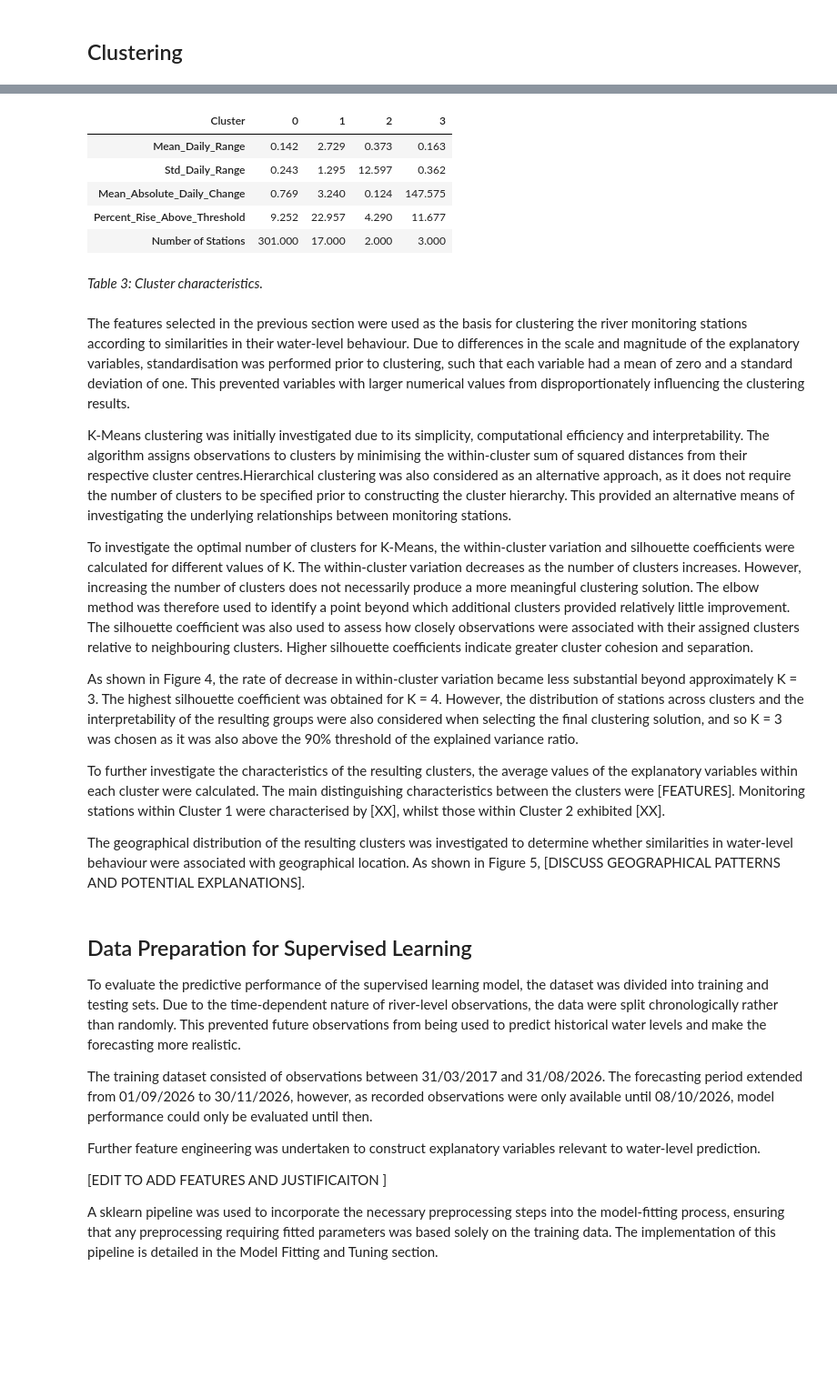
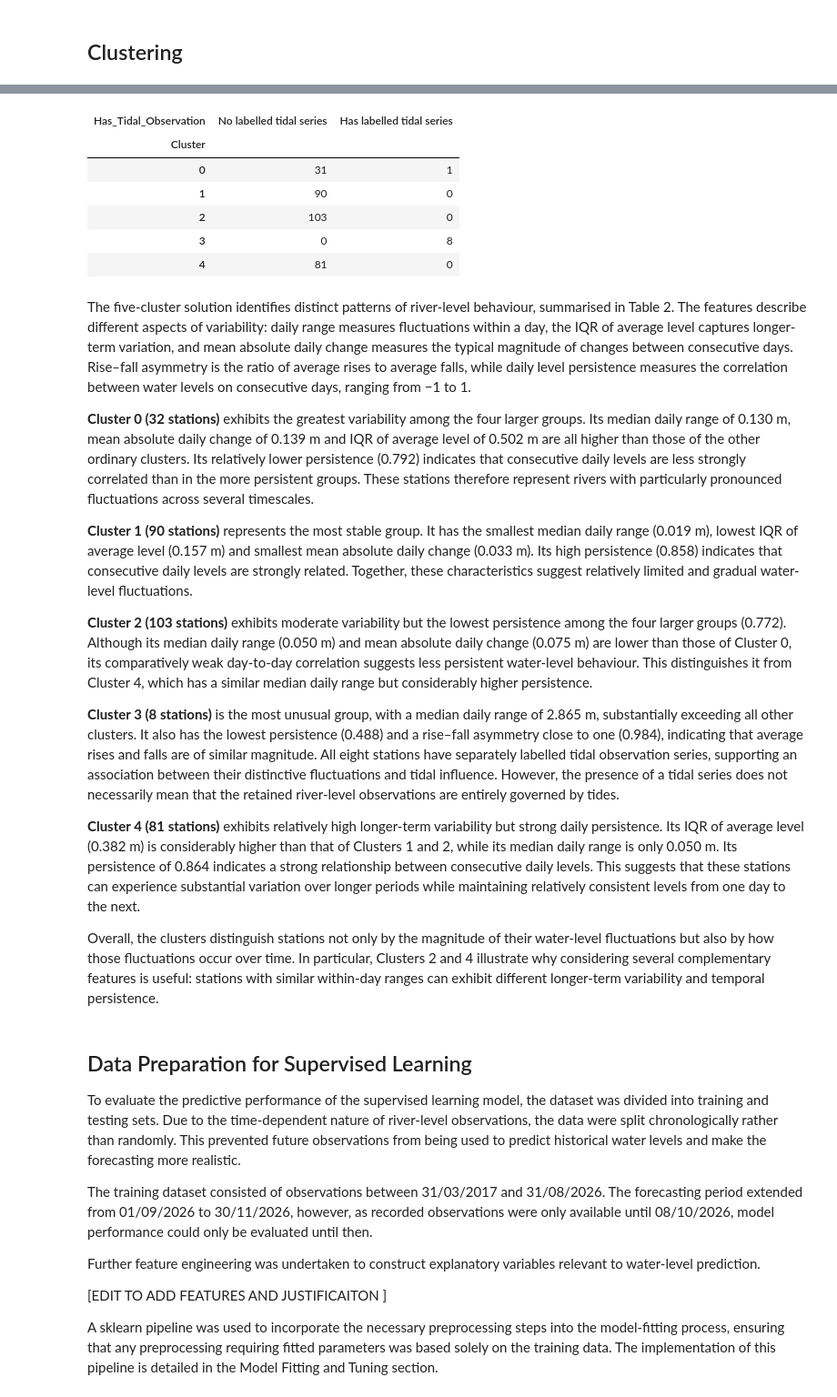
Before and after one commit to Emma-Deyell/MLP-PROJ, a Jupyter notebook: project.ipynb, the cells around one changed output, grey strips where cells are left out. Shown at 91% size. Saved outputs shown, nothing was run; the diff lists cells and outputs as text; code cells hidden in the pictures; blank space fills up the shorter version.

```diff
--- a/project.ipynb
+++ b/project.ipynb
@@ -363,30 +481,47 @@ plt.show()
-# %%
-cluster_summary = df_features.groupby("Cluster")[feature_cols].mean()
-cluster_summary["Number of Stations"] = df_features.groupby("Cluster").size()
-
-display(cluster_summary.T.round(3))
-# %% [output]
-| Cluster | 0 | 1 | 2 | 3 |
-| Mean_Daily_Range | 0.142 | 2.729 | 0.373 | 0.163 |
-| Std_Daily_Range | 0.243 | 1.295 | 12.597 | 0.362 |
-| Mean_Absolute_Daily_Change | 0.769 | 3.240 | 0.124 | 147.575 |
-| Percent_Rise_Above_Threshold | 9.252 | 22.957 | 4.290 | 11.677 |
-| Number of Stations | 301.000 | 17.000 | 2.000 | 3.000 |
-# %% [markdown]
-*Table 3: Cluster characteristics.*
+# %%
+# Join the tidal observation flag to the final clusters
+tidal_summary = df_features[["Observation_ID", "Cluster"]].merge(
+    df_locs_filtered[
+        ["Observation_ID", "Has_Tidal_Observation"]
+    ],
+    on="Observation_ID",
+    how="left"
+)
+
+# Count stations with and without a separately labelled tidal series
+tidal_counts = pd.crosstab(
+    tidal_summary["Cluster"],
+    tidal_summary["Has_Tidal_Observation"]
+)
+
+tidal_counts = tidal_counts.rename(columns={
+    0: "No labelled tidal series",
+    1: "Has labelled tidal series"
+})
+
+display(tidal_counts)
+# %% [output]
+| Has_Tidal_Observation | No labelled tidal series | Has labelled tidal series |
+| Cluster |  |  |
+| 0 | 31 | 1 |
+| 1 | 90 | 0 |
+| 2 | 103 | 0 |
+| 3 | 0 | 8 |
+| 4 | 81 | 0 |
 # %% [markdown]
+The five-cluster solution identifies distinct patterns of river-level behaviour, summarised in Table 2. The features describe different aspects of variability: daily range measures fluctuations within a day, the IQR of average level captures longer-term variation, and mean absolute daily change measures the typical magnitude of changes between consecutive days. Rise–fall asymmetry is the ratio of average rises to average falls, while daily level persistence measures the correlation between water levels on consecutive days, ranging from −1 to 1.
 
-The features selected in the previous section were used as the basis for clustering the river monitoring stations according to similarities in their water-level behaviour. Due to differences in the scale and magnitude of the explanatory variables, standardisation was performed prior to clustering, such that each variable had a mean of zero and a standard deviation of one. This prevented variables with larger numerical values from disproportionately influencing the clustering results.
+**Cluster 0 (32 stations)** exhibits the greatest variability among the four larger groups. Its median daily range of 0.130 m, mean absolute daily change of 0.139 m and IQR of average level of 0.502 m are all higher than those of the other ordinary clusters. Its relatively lower persistence (0.792) indicates that consecutive daily levels are less strongly correlated than in the more persistent groups. These stations therefore represent rivers with particularly pronounced fluctuations across several timescales.
 
-K-Means clustering was initially investigated due to its simplicity, computational efficiency and interpretability. The algorithm assigns observations to clusters by minimising the within-cluster sum of squared distances from their respective cluster centres.Hierarchical clustering was also considered as an alternative approach, as it does not require the number of clusters to be specified prior to constructing the cluster hierarchy. This provided an alternative means of investigating the underlying relationships between monitoring stations.
+**Cluster 1 (90 stations)** represents the most stable group. It has the smallest median daily range (0.019 m), lowest IQR of average level (0.157 m) and smallest mean absolute daily change (0.033 m). Its high persistence (0.858) indicates that consecutive daily levels are strongly related. Together, these characteristics suggest relatively limited and gradual water-level fluctuations.
 
-To investigate the optimal number of clusters for K-Means, the within-cluster variation and silhouette coefficients were calculated for different values of K. The within-cluster variation decreases as the number of clusters increases. However, increasing the number of clusters does not necessarily produce a more meaningful clustering solution. The elbow method was therefore used to identify a point beyond which additional clusters provided relatively little improvement. The silhouette coefficient was also used to assess how closely observations were associated with their assigned clusters relative to neighbouring clusters. Higher silhouette coefficients indicate greater cluster cohesion and separation.
+**Cluster 2 (103 stations)** exhibits moderate variability but the lowest persistence among the four larger groups (0.772). Although its median daily range (0.050 m) and mean absolute daily change (0.075 m) are lower than those of Cluster 0, its comparatively weak day-to-day correlation suggests less persistent water-level behaviour. This distinguishes it from Cluster 4, which has a similar median daily range but considerably higher persistence.
 
-As shown in Figure 4, the rate of decrease in within-cluster variation became less substantial beyond approximately K = 3. The highest silhouette coefficient was obtained for K = 4. However, the distribution of stations across clusters and the interpretability of the resulting groups were also considered when selecting the final clustering solution, and so K = 3 was chosen as it was also above the 90% threshold of the explained variance ratio.
+**Cluster 3 (8 stations)** is the most unusual group, with a median daily range of 2.865 m, substantially exceeding all other clusters. It also has the lowest persistence (0.488) and a rise–fall asymmetry close to one (0.984), indicating that average rises and falls are of similar magnitude. All eight stations have separately labelled tidal observation series, supporting an association between their distinctive fluctuations and tidal influence. However, the presence of a tidal series does not necessarily mean that the retained river-level observations are entirely governed by tides.
 
-To further investigate the characteristics of the resulting clusters, the average values of the explanatory variables within each cluster were calculated. The main distinguishing characteristics between the clusters were [FEATURES]. Monitoring stations within Cluster 1 were characterised by [XX], whilst those within Cluster 2 exhibited [XX].
+**Cluster 4 (81 stations)** exhibits relatively high longer-term variability but strong daily persistence. Its IQR of average level (0.382 m) is considerably higher than that of Clusters 1 and 2, while its median daily range is only 0.050 m. Its persistence of 0.864 indicates a strong relationship between consecutive daily levels. This suggests that these stations can experience substantial variation over longer periods while maintaining relatively consistent levels from one day to the next.
 
-The geographical distribution of the resulting clusters was investigated to determine whether similarities in water-level behaviour were associated with geographical location. As shown in Figure 5, [DISCUSS GEOGRAPHICAL PATTERNS AND POTENTIAL EXPLANATIONS].
+Overall, the clusters distinguish stations not only by the magnitude of their water-level fluctuations but also by how those fluctuations occur over time. In particular, Clusters 2 and 4 illustrate why considering several complementary features is useful: stations with similar within-day ranges can exhibit different longer-term variability and temporal persistence.
 # %% [markdown]
 ## Data Preparation for Supervised Learning
 
```
Also changed, not shown: parts of 16 cells of this notebook.
